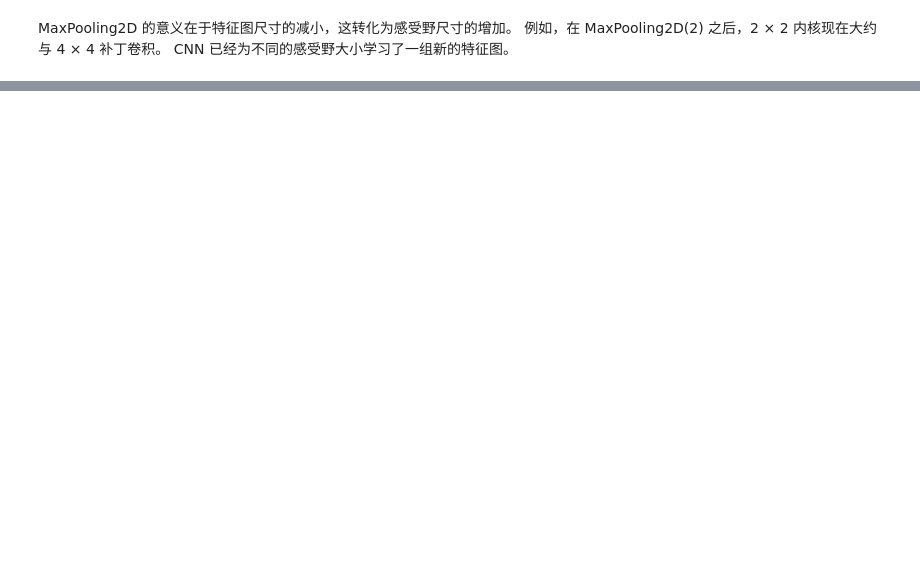
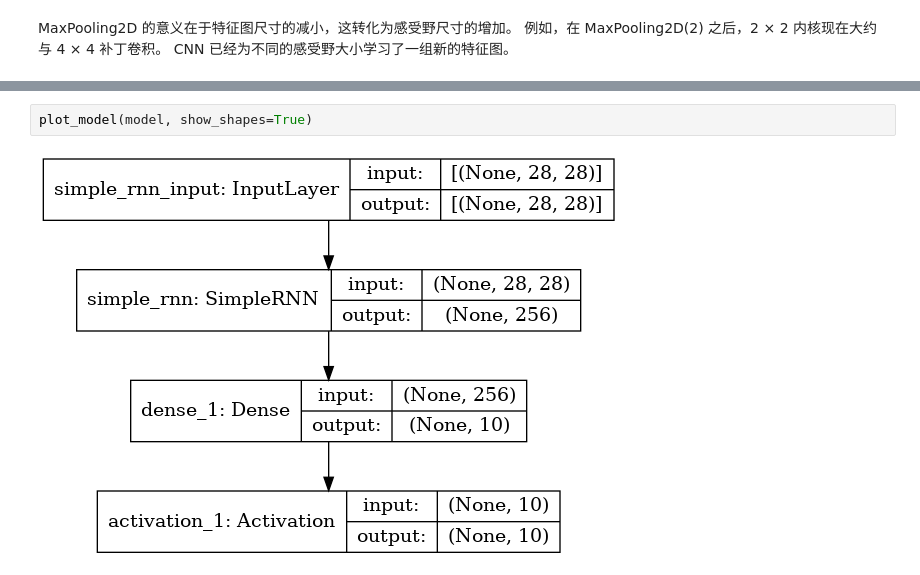
Before and after one commit to ustchope/Advanced-Deep-Learning-with-Keras, a Jupyter notebook: ch1.ipynb, the cells around one changed output, grey strips where cells are left out. Drawn from its saved outputs; the diff is of its cells as text; blank space fills up the shorter version.

```diff
--- a/ch1.ipynb
+++ b/ch1.ipynb
@@ -910,0 +1026,4 @@ MaxPooling2D 的意义在于特征图尺寸的减小，这转化为感受野尺
+# %%
+plot_model(model, show_shapes=True)
+# %% [output]
+[figure, added]
```
Also changed, not shown: parts of 36 cells of this notebook.
